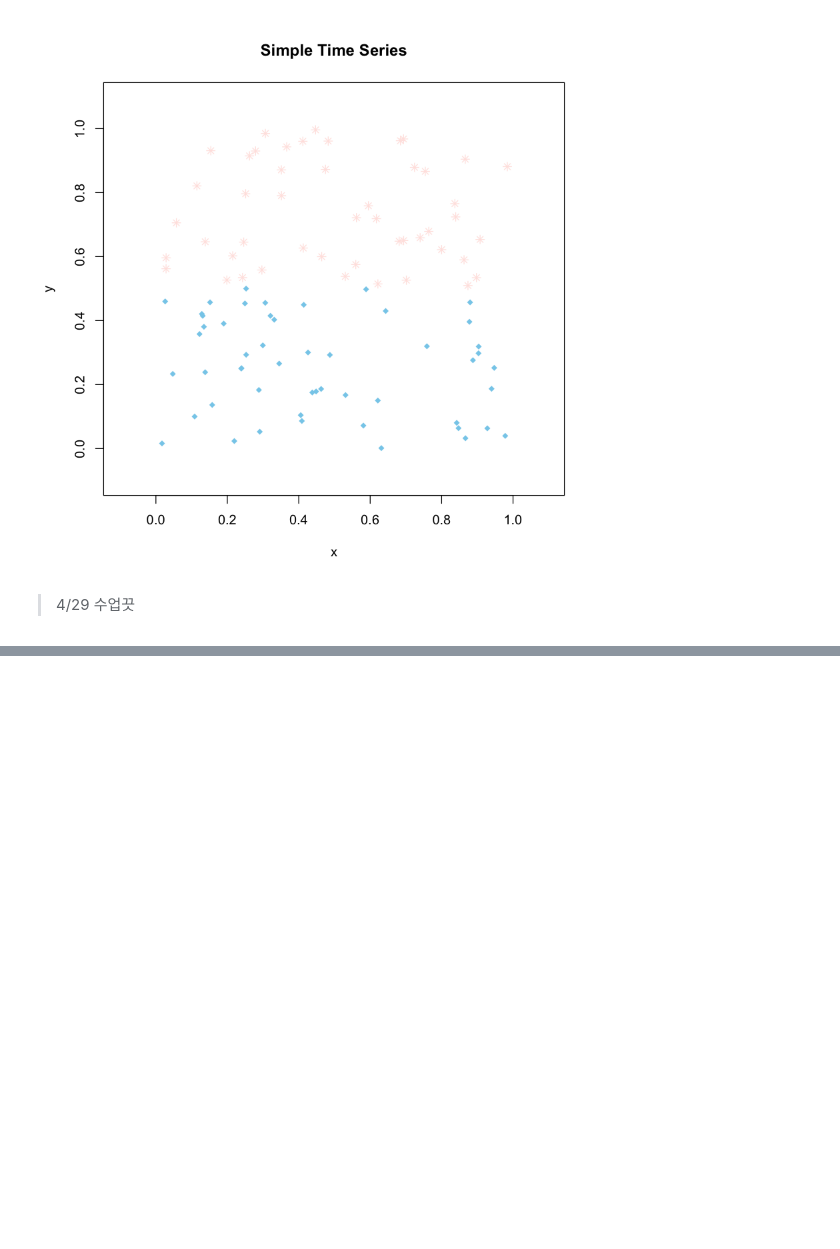
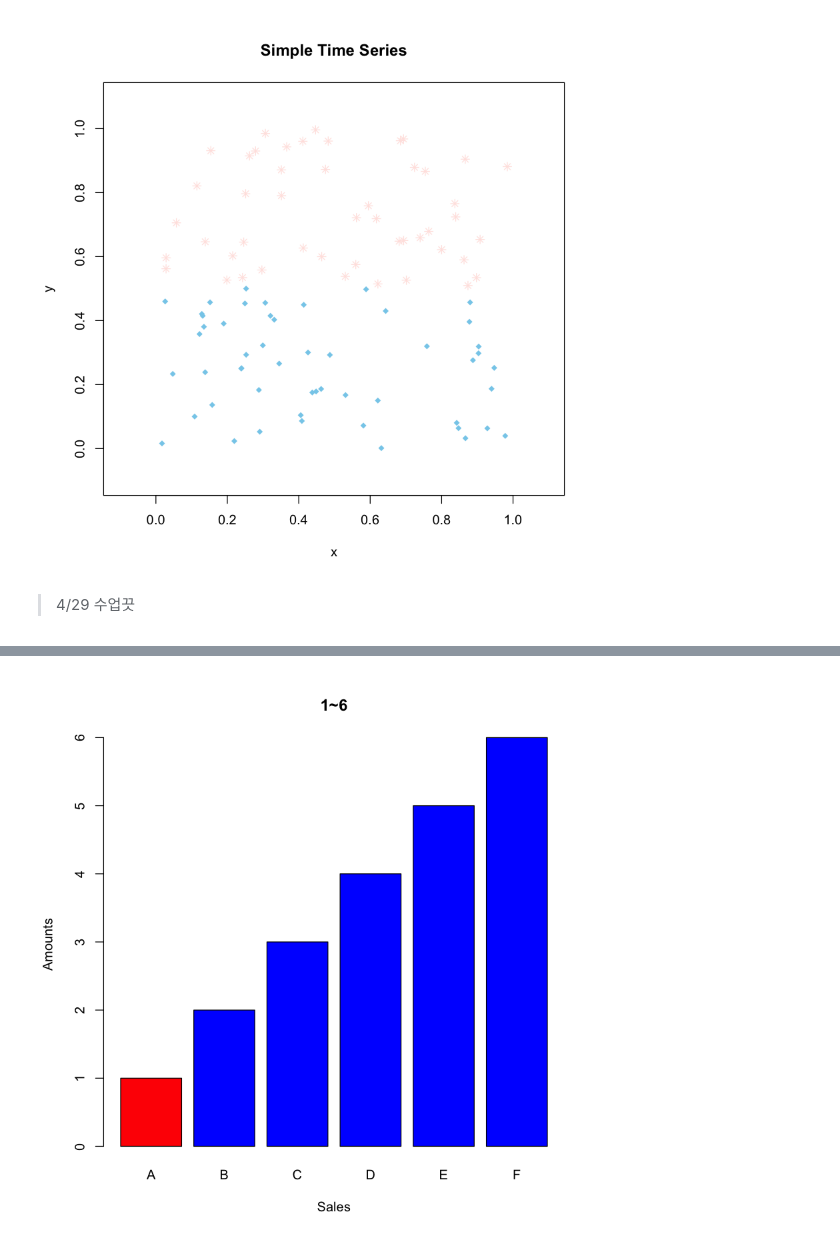
Before and after one commit to monargent0/TJRrrClass, a Jupyter notebook: 09. 데이터시각화.ipynb, the cells around one changed output, grey strips where cells are left out. Cells and saved outputs as stored; diff of their text form; code cells hidden in the pictures; blank space fills up the shorter version.

```diff
--- a/09. 데이터시각화.ipynb
+++ b/09. 데이터시각화.ipynb
@@ -203,0 +266,12 @@ plot(x,
+# %%
+# 막대그래프는 매트릭스밖에 모른다 as.metrix로 바꿔줘야함
+x <- 1:6
+barplot(x,
+    main = "1~6",
+    xlab = "Sales",
+    ylab = "Amounts",
+    names = c('A','B','C','D','E','F'),
+    col = c('red', rep('blue', 5))
+)
+# %% [output]
+[figure, added]
```
Also changed, not shown: parts of 29 cells of this notebook.
